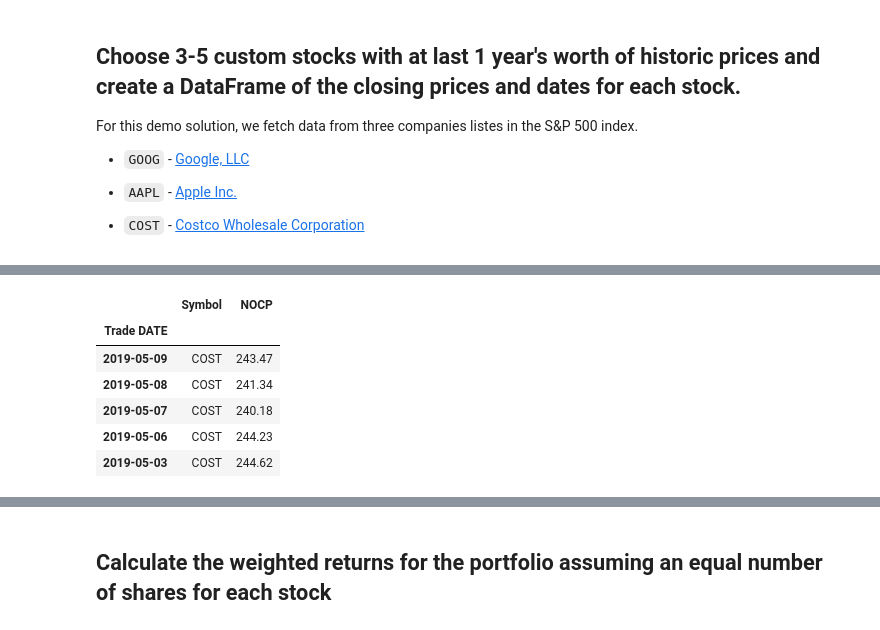
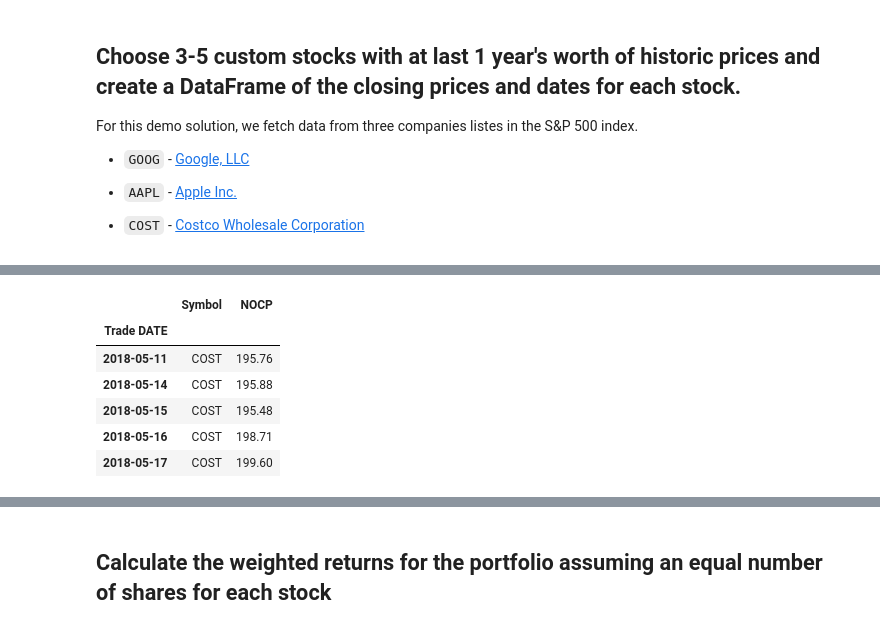
Before and after one commit to globalproweb/A-Whale-Off-the-Port-folio-, a Jupyter notebook: whale_analysis.ipynb, the cells around one changed output, grey strips where cells are left out. Cells and saved outputs as stored; diff of their text form; code cells hidden in the pictures.

```diff
--- a/whale_analysis.ipynb
+++ b/whale_analysis.ipynb
@@ -458,14 +507,15 @@ aapl_df.head()
 # %%
 # Reading data from 2nd stock
 cost_data = Path("cost_historical.csv")
 cost_df = pd.read_csv(cost_data, index_col="Trade DATE", infer_datetime_format=True, parse_dates=True)
+cost_df.sort_index(ascending = True, inplace = True)
 # displaying a few rows
 cost_df.head()
 # %% [output]
 |  | Symbol | NOCP |
 | Trade DATE |  |  |
-| 2019-05-09 | COST | 243.47 |
-| 2019-05-08 | COST | 241.34 |
-| 2019-05-07 | COST | 240.18 |
-| 2019-05-06 | COST | 244.23 |
-| 2019-05-03 | COST | 244.62 |
+| 2018-05-11 | COST | 195.76 |
+| 2018-05-14 | COST | 195.88 |
+| 2018-05-15 | COST | 195.48 |
+| 2018-05-16 | COST | 198.71 |
+| 2018-05-17 | COST | 199.60 |
```
Also changed, not shown: parts of 22 cells of this notebook.
